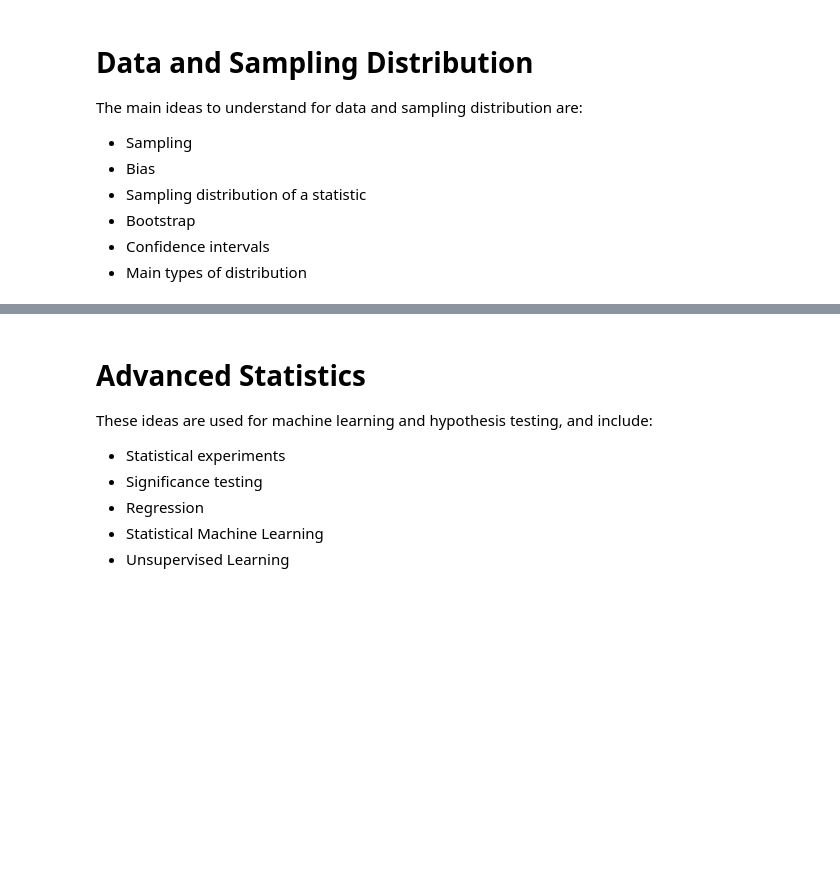
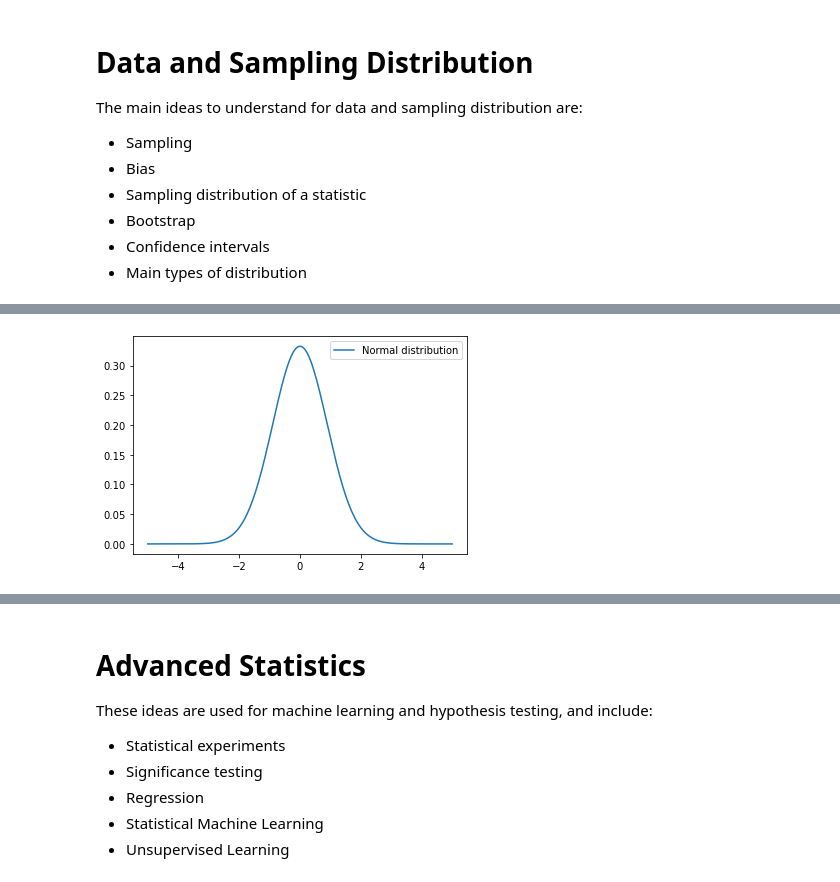
Before and after one commit to pineconesalt/Mathematical-musings, a Jupyter notebook: Simple Statistics for Data Analysis.ipynb, the cells around one changed output, grey strips where cells are left out. Drawn from its saved outputs; the diff is of its cells as text; code cells hidden in the pictures; blank space fills up the shorter version.

```diff
--- a/Simple Statistics for Data Analysis.ipynb
+++ b/Simple Statistics for Data Analysis.ipynb
@@ -176,0 +196,22 @@ Understand basics but Bootstrap can do all these things
+# %%
+import numpy as np
+import matplotlib.pyplot as plt
+import math
+
+def curves(mean,std_dev):
+    ''' plots a normal distribution in the range of (-5,5) with inputs of the mean and standard deviation.
+    Returns a plot of the distribution'''
+    x = -5
+    x_axis = []
+    y_axis = []
+    while x <= 5:
+        x_axis.append(x)
+        y_axis.append(1/((std_dev*(2*math.pi*3**2)**0.5))*math.exp(-(x-mean)**2/(std_dev*2**2)))
+        x += 0.05
+    plt.plot(x_axis, y_axis, label = 'Normal distribution')
+    plt.legend()
+    plt.show()
+
+curves(0,0.4)
+# %% [output]
+[figure, added]
```
Also changed, not shown: parts of 6 cells of this notebook.
